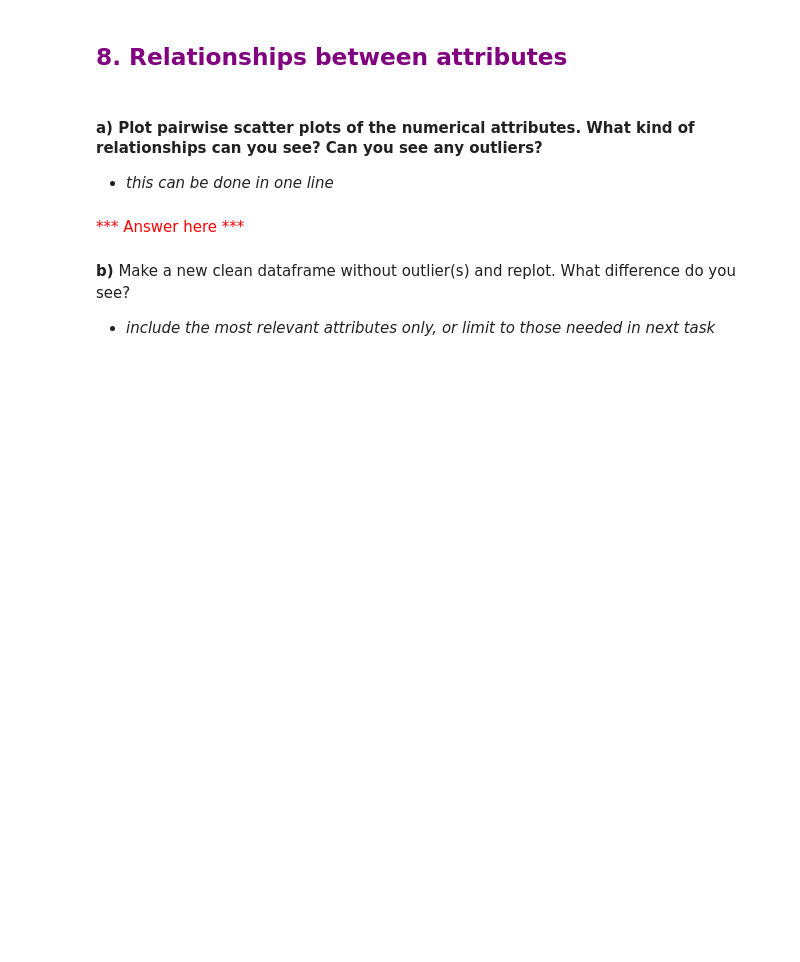
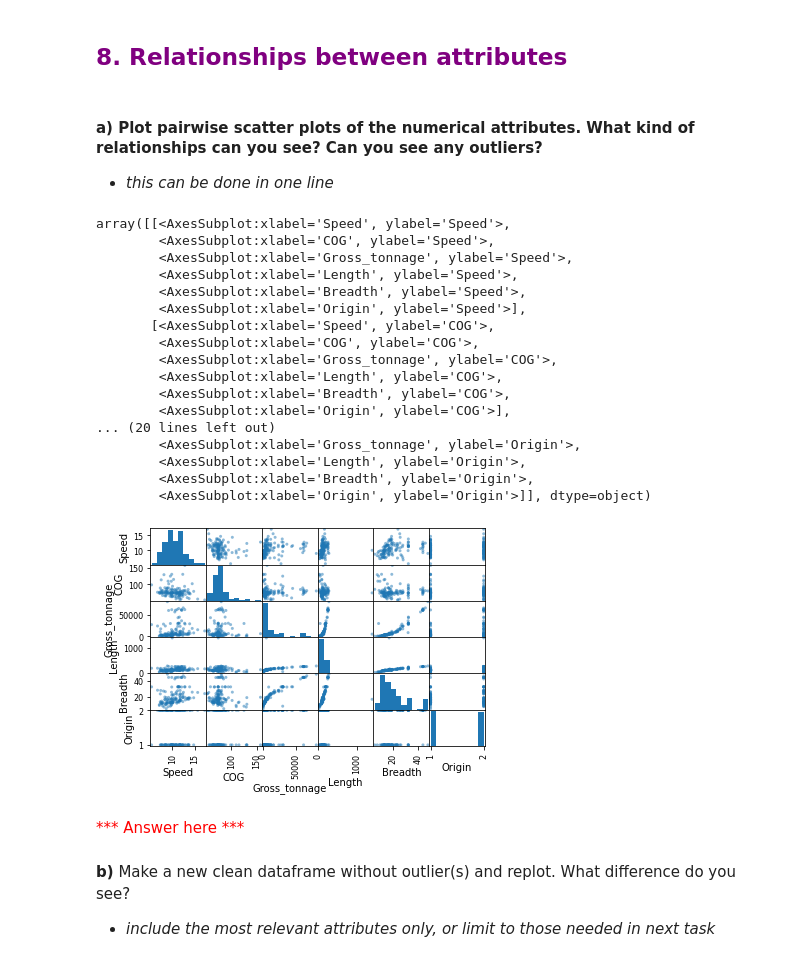
Before and after one commit to K-H-P/UTU_TKO-3103, a Jupyter notebook: Exercise2/solved_Exercise2.ipynb, the cells around one changed output. Drawn from its saved outputs; the diff is of its cells as text; code cells hidden in the pictures; blank space fills up the shorter version.

```diff
--- a/Exercise2/solved_Exercise2.ipynb
+++ b/Exercise2/solved_Exercise2.ipynb
@@ -504,6 +505,26 @@ ValueError: cannot reindex from a duplicate axis
 - *this can be done in one line*
 # %%
 # Script here
+pd.plotting.scatter_matrix(plot_shipdata)
+# %% [output]
+array([[<AxesSubplot:xlabel='Speed', ylabel='Speed'>,
+        <AxesSubplot:xlabel='COG', ylabel='Speed'>,
+        <AxesSubplot:xlabel='Gross_tonnage', ylabel='Speed'>,
+        <AxesSubplot:xlabel='Length', ylabel='Speed'>,
+        <AxesSubplot:xlabel='Breadth', ylabel='Speed'>,
+        <AxesSubplot:xlabel='Origin', ylabel='Speed'>],
+       [<AxesSubplot:xlabel='Speed', ylabel='COG'>,
+        <AxesSubplot:xlabel='COG', ylabel='COG'>,
+        <AxesSubplot:xlabel='Gross_tonnage', ylabel='COG'>,
+        <AxesSubplot:xlabel='Length', ylabel='COG'>,
+        <AxesSubplot:xlabel='Breadth', ylabel='COG'>,
+        <AxesSubplot:xlabel='Origin', ylabel='COG'>],
+... (20 lines left out)
+        <AxesSubplot:xlabel='Gross_tonnage', ylabel='Origin'>,
+        <AxesSubplot:xlabel='Length', ylabel='Origin'>,
+        <AxesSubplot:xlabel='Breadth', ylabel='Origin'>,
+        <AxesSubplot:xlabel='Origin', ylabel='Origin'>]], dtype=object)
+[figure, added]
 # %% [markdown]
 <font color = red> \*** Answer here *** </font>
 # %% [markdown]
```
Also changed, not shown: parts of 5 cells of this notebook.
